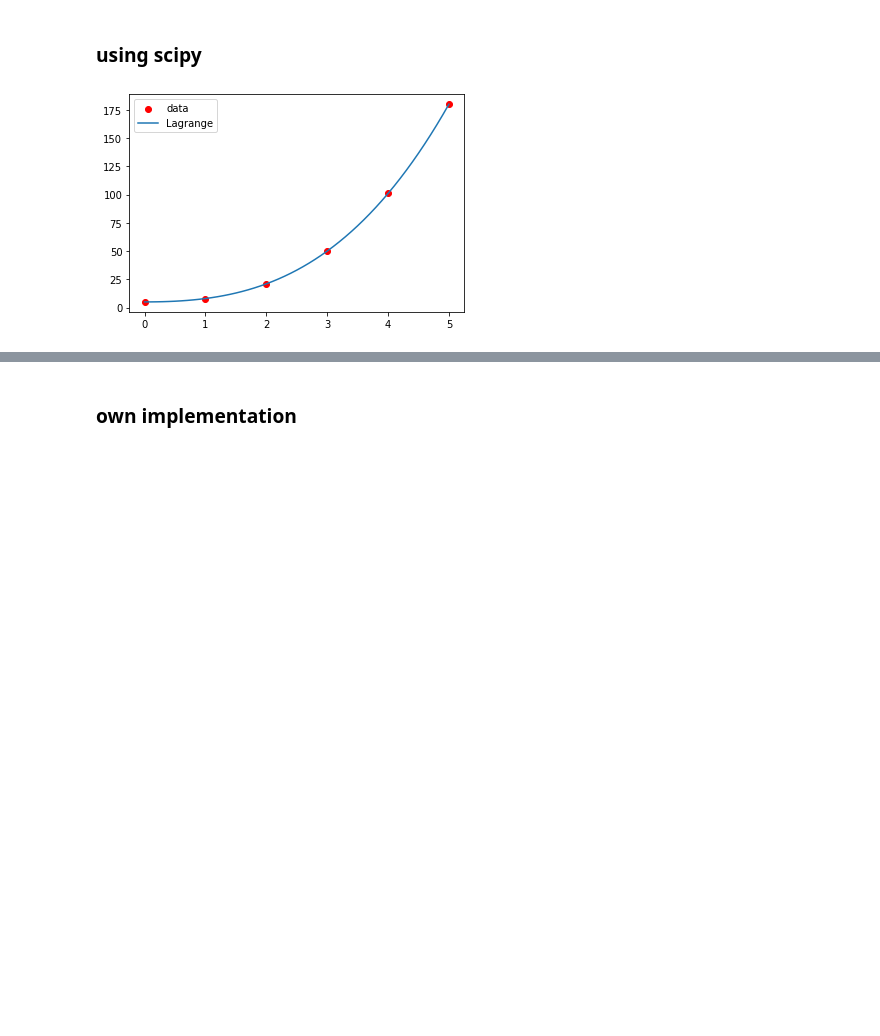
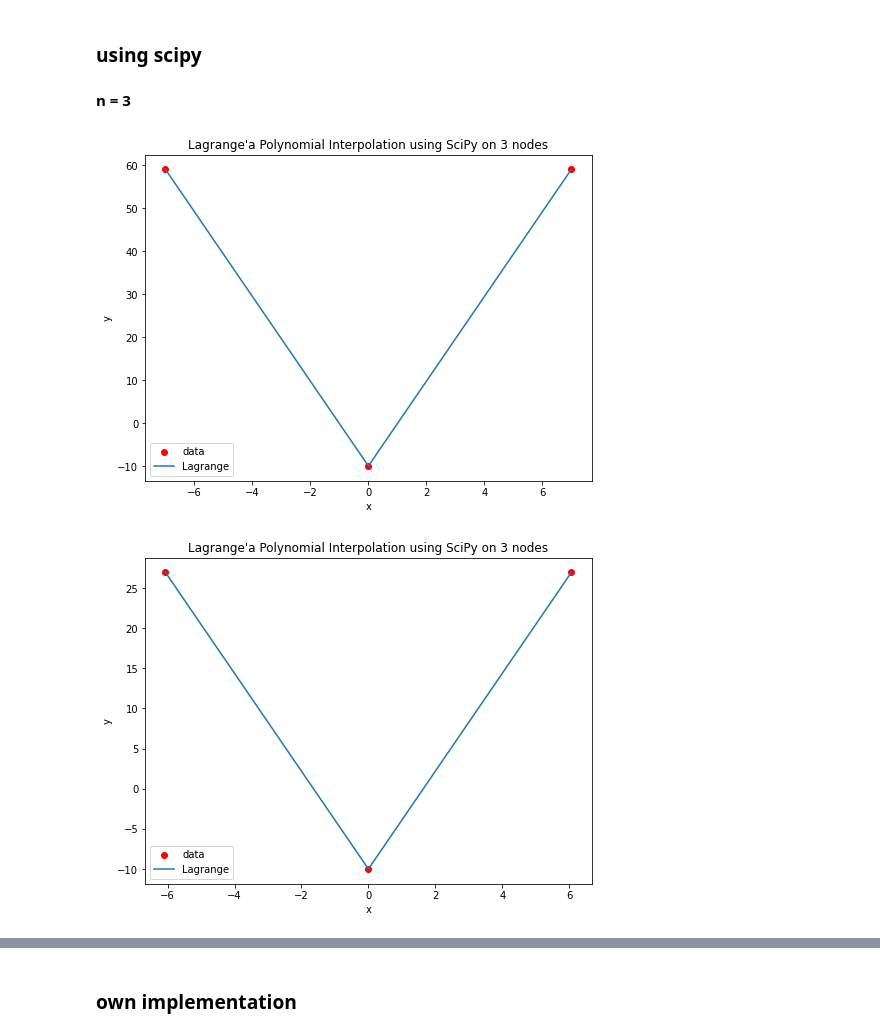
Before and after one commit to Szymon-Budziak/MOwNiT_course_AGH, a Jupyter notebook: Lab_2/Lab_2_code.ipynb, the cells around one changed output, grey strips where cells are left out. Drawn from its saved outputs; the diff is of its cells as text; code cells hidden in the pictures; blank space fills up the shorter version.

```diff
--- a/Lab_2/Lab_2_code.ipynb
+++ b/Lab_2/Lab_2_code.ipynb
@@ -17,9 +28,19 @@ def chebyshev_distribution(points):
+# %%
+def func_to_interpolate(x):
+    k = 1
+    m = 10
+    y = x**2 - m*np.cos((np.pi*x) / k)
+    return y
 # %% [markdown]
 ## Visualization
 # %%
-def visualize_scipy(x, y, x_new, function):
+def visualize_scipy(x, y, function, n):
+    plt.figure(figsize=(8,6))
     plt.scatter(x, y, label="data", color="red")
-    plt.plot(x_new, function(x_new), label = "Lagrange")
+    plt.plot(x, function(x), label = "Lagrange")
+    plt.title(f"Lagrange'a Polynomial Interpolation using SciPy on {n} nodes")
+    plt.xlabel("x")
+    plt.ylabel("y")
     plt.legend()
     plt.show()
 # %%
@@ -43,12 +67,23 @@ y = x**3 + 2*x**2 + 5
 ![Screenshot%20from%202022-03-21%2000-07-42.png](attachment:Screenshot%20from%202022-03-21%2000-07-42.png)
 # %% [markdown]
 ### using scipy
-# %%
-def lagrange_scipy(x, y):
-    poly = lagrange(x, y)
-    x_new = even_distribution(x.min(), x.max())
-    visualize_scipy(x, y, x_new, poly)
-# %%
-lagrange_scipy(x, y)
-# %% [output]
-[figure, removed]
+# %%
+def lagrange_scipy(start, stop, n):
+    # even distribution
+    even_x = even_distribution(start, stop, n)
+    even_y = func_to_interpolate(even_x)
+    even_poly = lagrange(even_x, even_y)
+    visualize_scipy(even_x, even_y, even_poly, n)
+
+    # chebyshev distribution
+    chebyt_x = chebyshev_distribution(start, stop, n)
+    chebyt_y = func_to_interpolate(chebyt_x)
+    chebyt_poly = lagrange(chebyt_x, chebyt_y)
+    visualize_scipy(chebyt_x, chebyt_y, chebyt_poly, n)
+# %% [markdown]
+**n = 3**
+# %%
+lagrange_scipy(-7, 7, 3)
+# %% [output]
+[figure, added]
+[figure, added]
```
Also changed, not shown: parts of 28 cells of this notebook, 1 other file.
